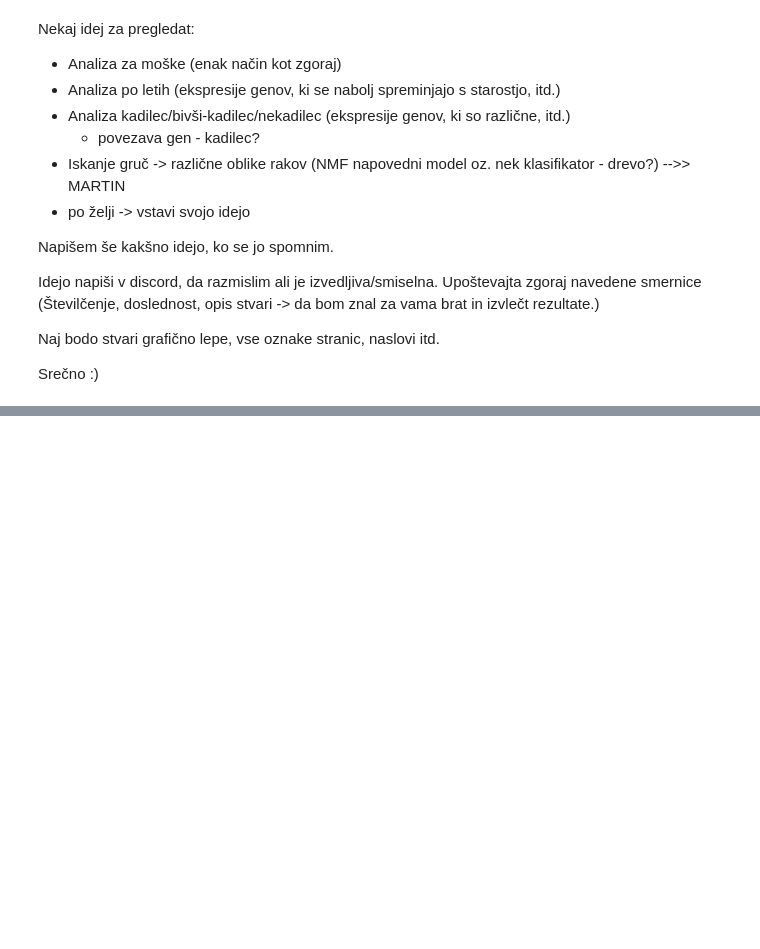
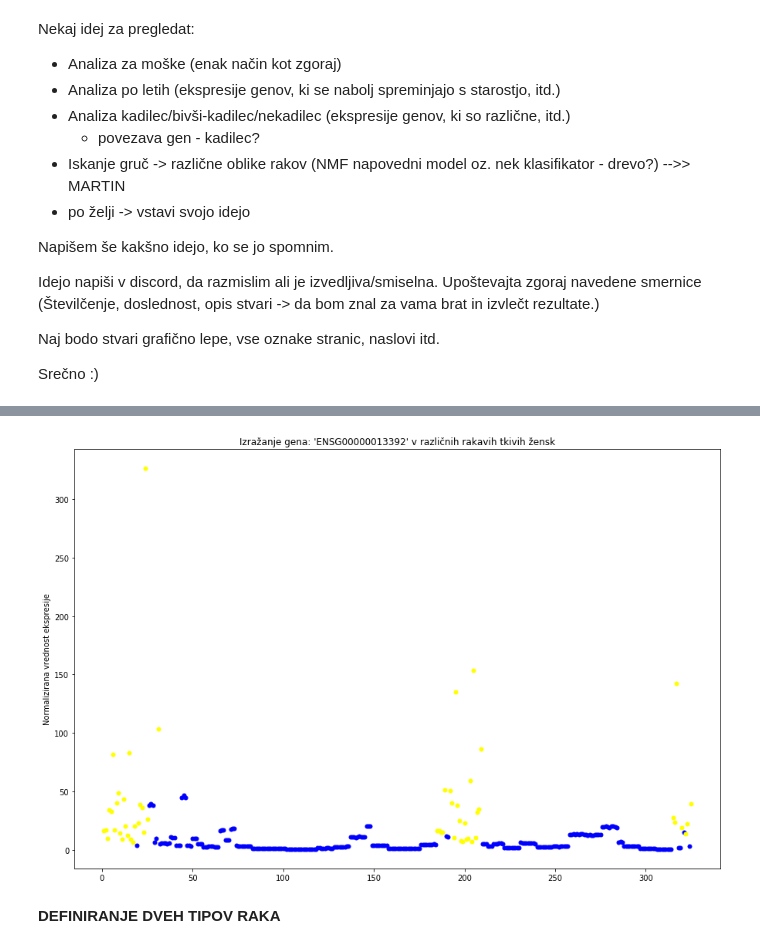
Before and after one commit to AzzySlo/PR19MSADZU, a Jupyter notebook: PACIENTI.ipynb, the cells around one changed output, grey strips where cells are left out. Drawn from its saved outputs; the diff is of its cells as text; code cells hidden in the pictures; blank space fills up the shorter version.

```diff
--- a/PACIENTI.ipynb
+++ b/PACIENTI.ipynb
@@ -445,14 +395,0 @@ matr_zenske.shape
-# %%
-#NORMALIZACIJA NA KONTROLNO TKIVO
-
-zenske_tumor_norm = np.zeros(matr_zenske.shape)
-
-for i in range(len(matr_zenske)):
-    povp = np.mean(matrika_zenske_normal[i])
-    for j in range(len(matr_zenske[i])):
-        if povp == 0:
-            zenske_tumor_norm[i][j] = matr_zenske[i][j]/0.1
-        else:
-            zenske_tumor_norm[i][j] = matr_zenske[i][j]/povp
-
-zenske_tumor_norm
@@ -505,7 +395,0 @@ array([[       nan,        nan,        nan,        nan,        nan,
-# %%
-for c, x in zip(labels, zenske_tumor_norm[:, 202:204]):
-    plt.plot(x[0], x[1], ".", color=color[c], markersize=10.0)
-plt.title("GRAF ")
-plt.xlabel("Atribut 0")
-plt.ylabel("Atribut 1")
-plt.show()
@@ -540,0 +429,9 @@ Srečno :)
+# %%
+ZELENA_matrika = zenske_tumor_norm #pac neka tvoja matrika
+
+maskaPovp = []
+MEJA = 1.5
+for i in range(len(ZELENA_matrika)):
+    maskaPovp += [np.mean(ZELENA_matrika[i])]
+maskaPovp_bool = (np.array(maskaPovp) > MEJA)
+sum(maskaPovp_bool)
@@ -540,0 +501,16 @@ Srečno :)
+# %%
+plt.figure(figsize = (15,10))
+color = {0:"red", 1:"blue", 2:"yellow"}
+label = {1:"Rak 1", 2:"Rak 2"}
+i = 0
+for c, x in zip(predictions, ZELENA_matrika[data_geni.index('ENSG00000013392')]):
+    i+=1
+    plt.plot(i, x, ".", color=color[c], markersize=10.0)
+plt.title("Izražanje gena: 'ENSG00000013392' v različnih rakavih tkivih žensk")
+plt.ylabel("Normalizirana vrednost ekspresije")
+plt.legend()
+plt.show()
+# %% [output]
+[figure, added]
+# %% [markdown]
+**DEFINIRANJE DVEH TIPOV RAKA**
```
Also changed, not shown: parts of 50 cells of this notebook.
